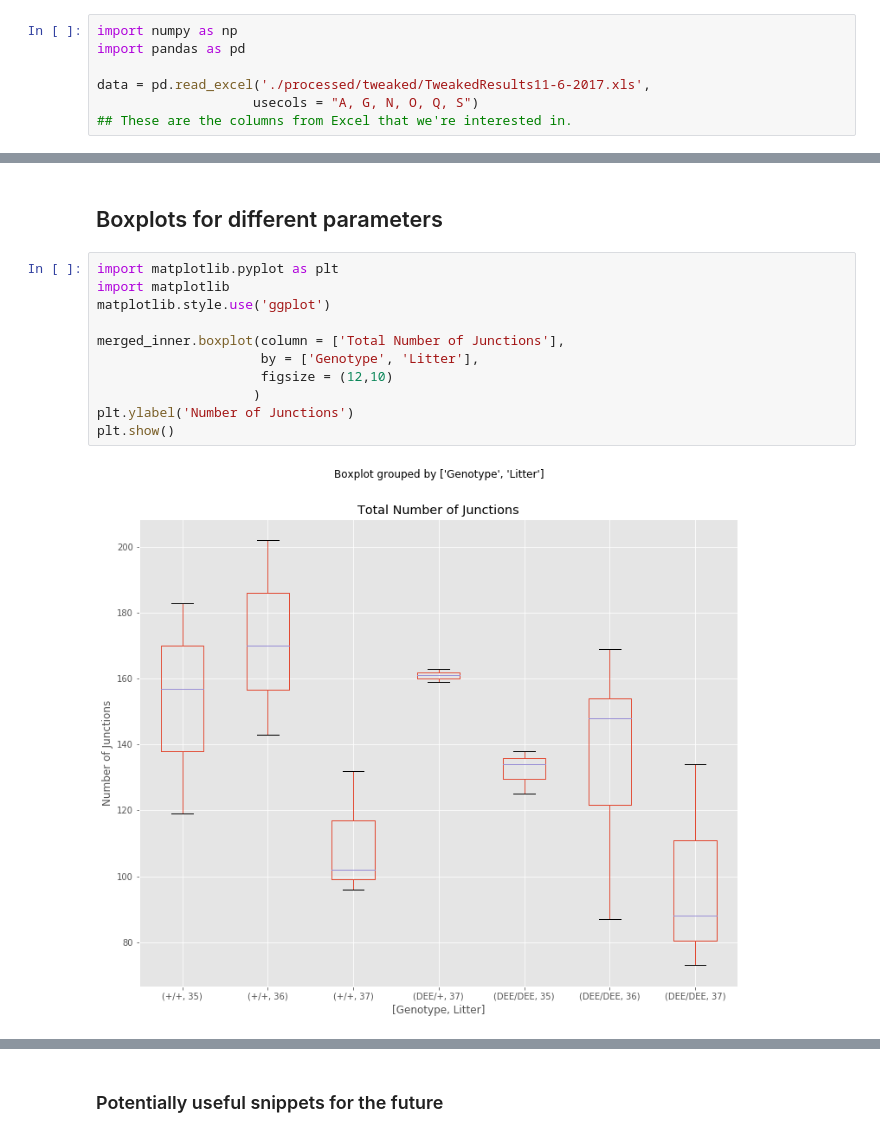
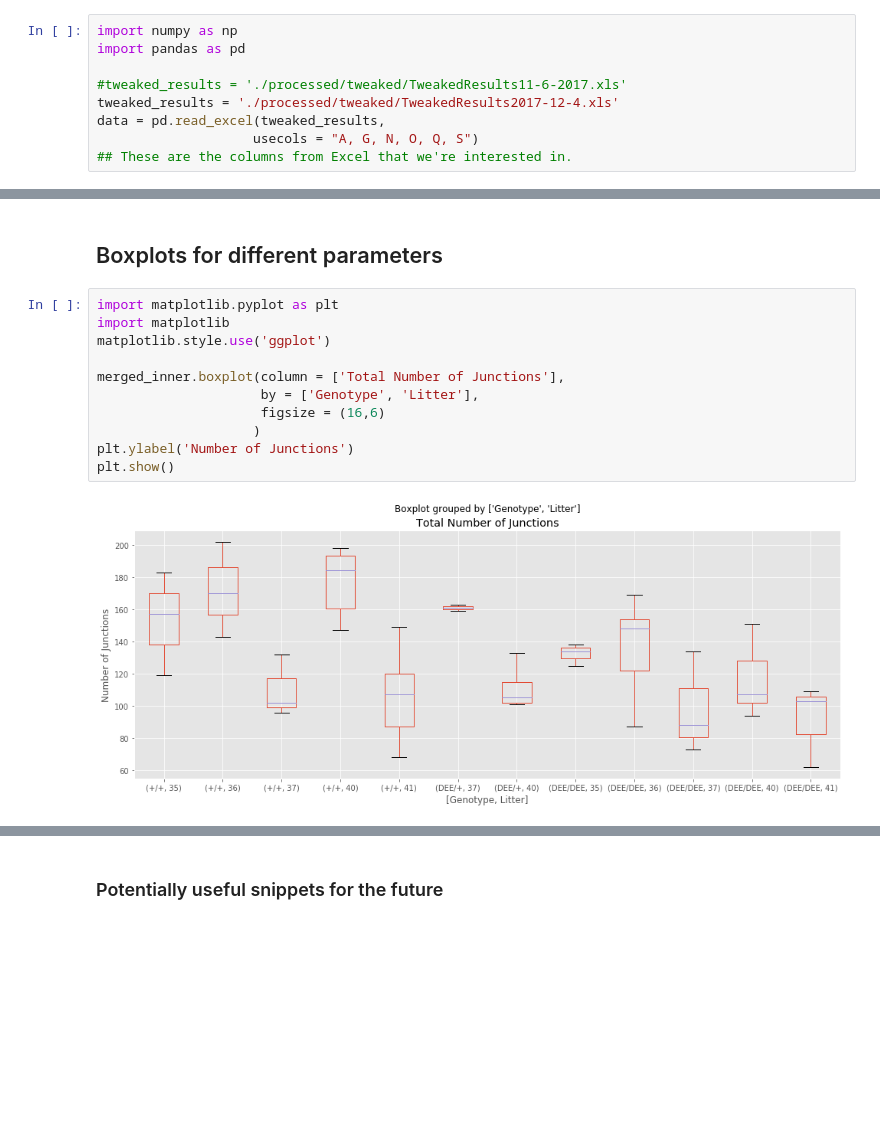
Before and after one commit to MixedIndentations/Angiogenesis-Density, a Jupyter notebook: RetinalCellsWithAngioTool.ipynb, the cells around one changed output, grey strips where cells are left out. Drawn from its saved outputs; the diff is of its cells as text; blank space fills up the shorter version.

Commit message:
added two more litters. changed figsize for boxplots.

```diff
--- a/RetinalCellsWithAngioTool.ipynb
+++ b/RetinalCellsWithAngioTool.ipynb
@@ -62,7 +62,9 @@ Start by loading the Excel spreadsheet with select columns (we don't care about
 import numpy as np
 import pandas as pd
 
-data = pd.read_excel('./processed/tweaked/TweakedResults11-6-2017.xls',
+#tweaked_results = './processed/tweaked/TweakedResults11-6-2017.xls'
+tweaked_results = './processed/tweaked/TweakedResults2017-12-4.xls'
+data = pd.read_excel(tweaked_results,
                     usecols = "A, G, N, O, Q, S")
 ## These are the columns from Excel that we're interested in.
 # %% [markdown]
@@ -240,16 +257,16 @@ QQ plots, etc. to follow after we have more than three data points per plot.
 # %%
 import matplotlib.pyplot as plt
 import matplotlib
 matplotlib.style.use('ggplot')
 
 merged_inner.boxplot(column = ['Total Number of Junctions'],
                      by = ['Genotype', 'Litter'],
-                     figsize = (12,10)
+                     figsize = (16,6)
                     )
 plt.ylabel('Number of Junctions')
 plt.show()
 # %% [output]
-[figure, old version]
+[figure, new version]
 # %%
 merged_inner.boxplot(column = ['Total Vessels Length'],
                      by = ['Genotype', 'Litter'],
```
Also changed, not shown: parts of 24 cells of this notebook.
